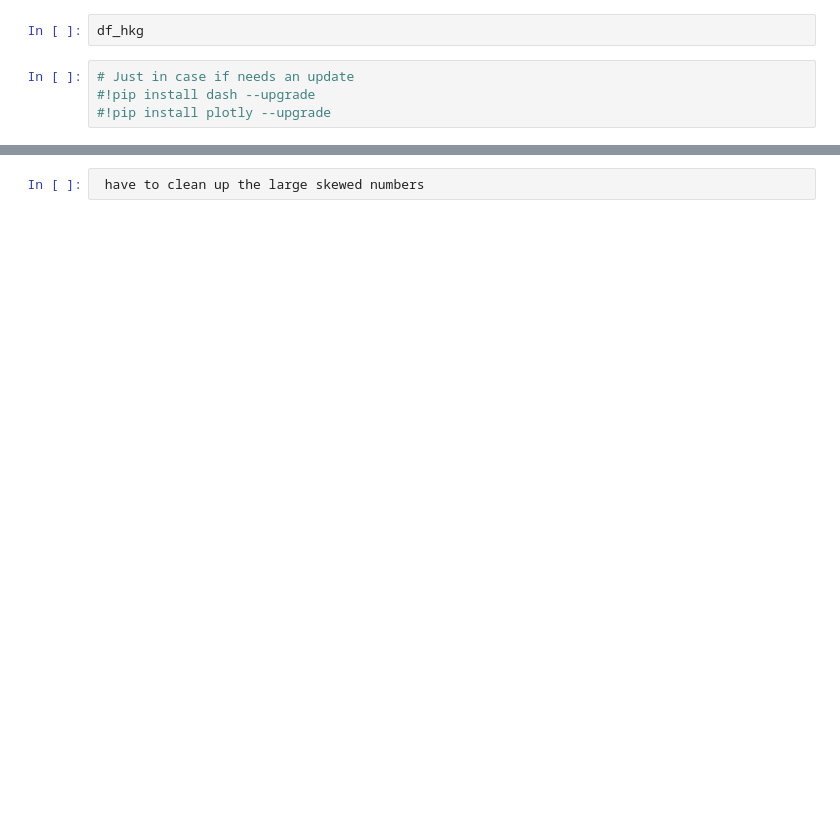
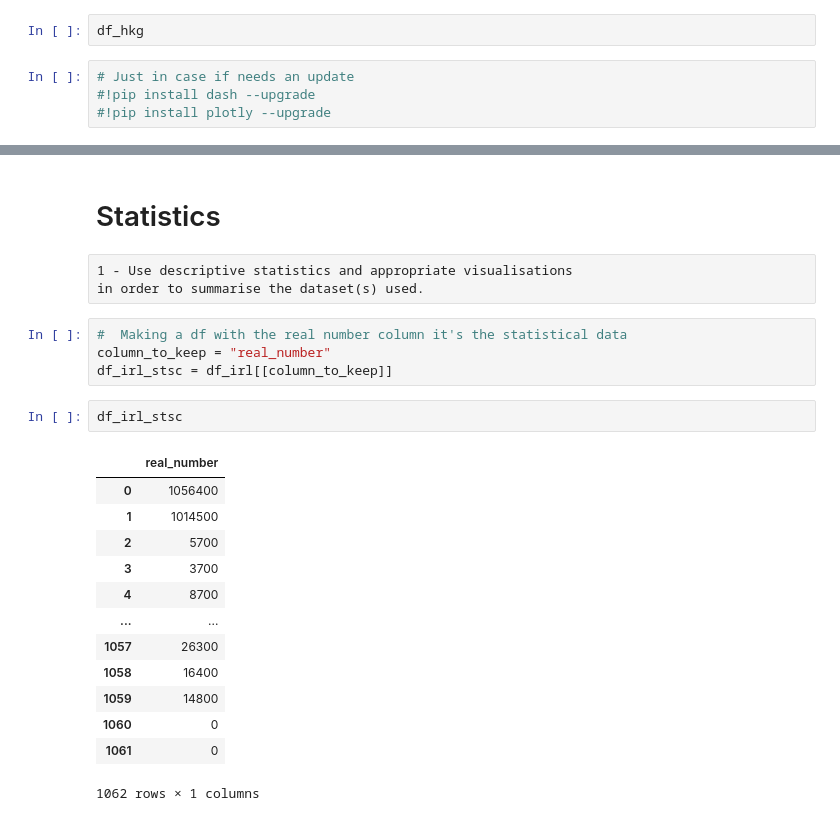
Before and after one commit to Lylkend-Albuquerque/CA2, a Jupyter notebook: CA_2 - 2023.ipynb, the cells around one changed output, grey strips where cells are left out. Cells and saved outputs as stored; diff of their text form; blank space fills up the shorter version.

```diff
--- a/CA_2 - 2023.ipynb
+++ b/CA_2 - 2023.ipynb
@@ -314,2 +370,25 @@ if __name__ == '__main__':
-# %%
- have to clean up the large skewed numbers
+# %% [markdown]
+# Statistics
+# %% [raw]
+1 - Use descriptive statistics and appropriate visualisations
+in order to summarise the dataset(s) used.
+# %%
+#  Making a df with the real number column it's the statistical data
+column_to_keep = "real_number"
+df_irl_stsc = df_irl[[column_to_keep]]
+# %%
+df_irl_stsc
+# %% [output]
+|  | real_number |
+| 0 | 1056400 |
+| 1 | 1014500 |
+| 2 | 5700 |
+| 3 | 3700 |
+| 4 | 8700 |
+| ... | ... |
+| 1057 | 26300 |
+| 1058 | 16400 |
+| 1059 | 14800 |
+| 1060 | 0 |
+| 1061 | 0 |
+1062 rows × 1 columns
```
Also changed, not shown: parts of 19 cells of this notebook.
